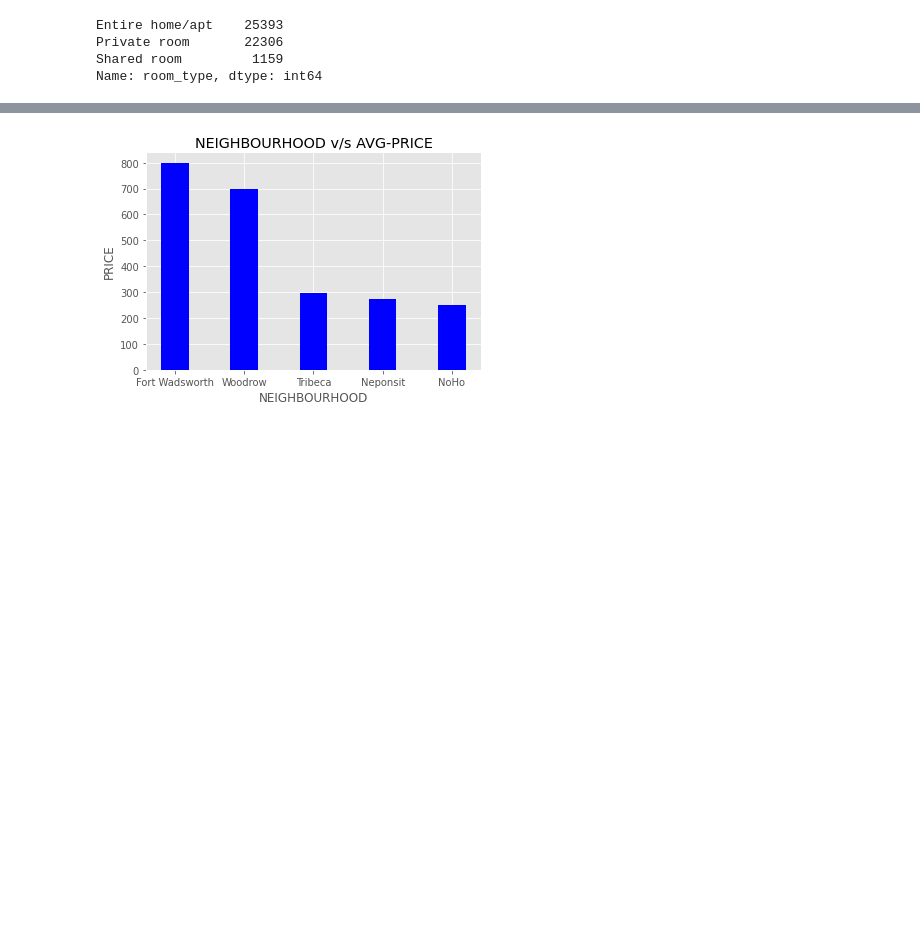
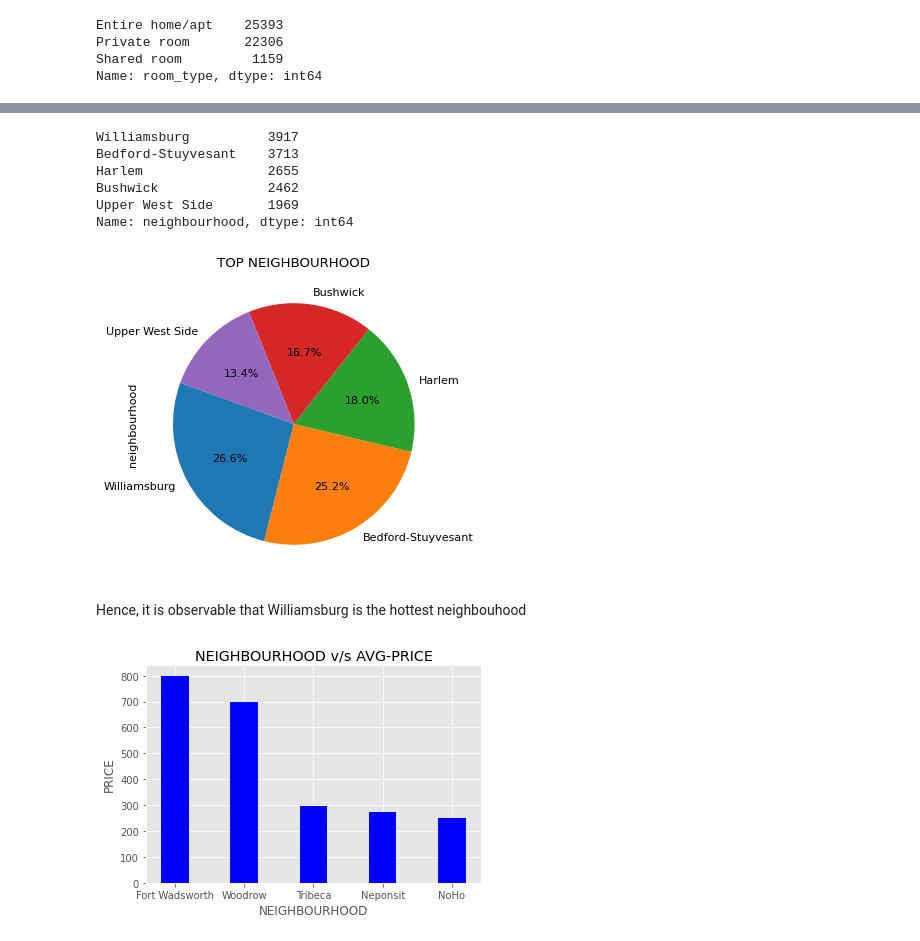
Before and after one commit to ParthSharma1197/EDA-CAPSTONE-AIRBNB, a Jupyter notebook: PARTH_SHARMA_Airbnb_Bookings_Analysis_Capstone_Project.ipynb, the cells around one changed output, grey strips where cells are left out. Saved outputs shown, nothing was run; the diff lists cells and outputs as text; code cells hidden in the pictures; blank space fills up the shorter version.

```diff
--- a/PARTH_SHARMA_Airbnb_Bookings_Analysis_Capstone_Project.ipynb
+++ b/PARTH_SHARMA_Airbnb_Bookings_Analysis_Capstone_Project.ipynb
@@ -301,3 +303,23 @@ plt.show()
+# %%
+#looking at the top 5 hottest neighbourhood.
+neighbourhood_df=airbnb_df['neighbourhood'].value_counts().iloc[:5]
+neighbourhood_df
+# %% [output]
+Williamsburg          3917
+Bedford-Stuyvesant    3713
+Harlem                2655
+Bushwick              2462
+Upper West Side       1969
+Name: neighbourhood, dtype: int64
+# %%
+fig = plt.figure(figsize=(5,5), dpi=80)
+neighbourhood_df.plot(kind='pie',  autopct='%0.1f%%', startangle=160, fontsize=10)
+plt.title('TOP NEIGHBOURHOOD')
+plt.show()
+# %% [output]
+[figure, added]
+# %% [markdown]
+Hence, it is observable that Williamsburg is the hottest neighbouhood
 # %%
 # we can now have a look over to the top neighbourhoods average price/day of Airbnb listings
 df_top=airbnb_df.groupby('neighbourhood')[['price']].median().sort_values(by='price',ascending=False).reset_index().head()
```
Also changed, not shown: parts of 10 cells of this notebook.
